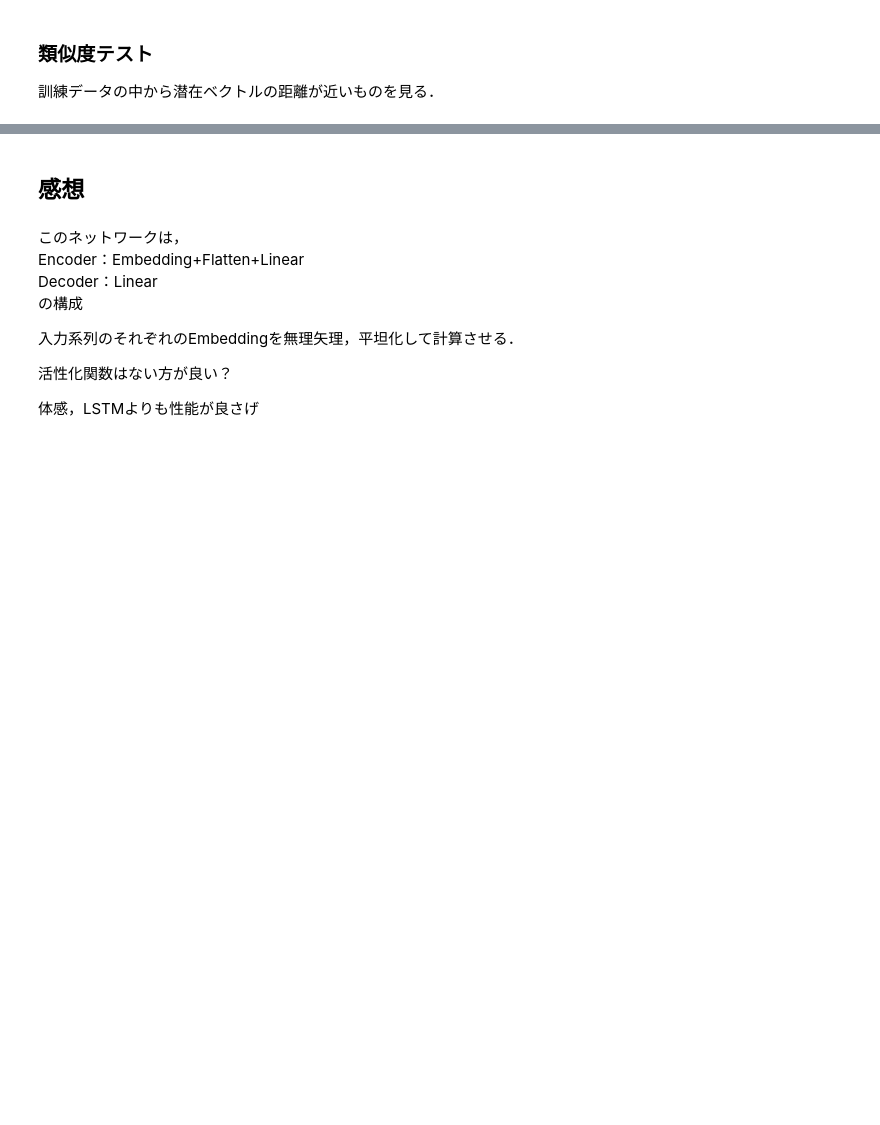
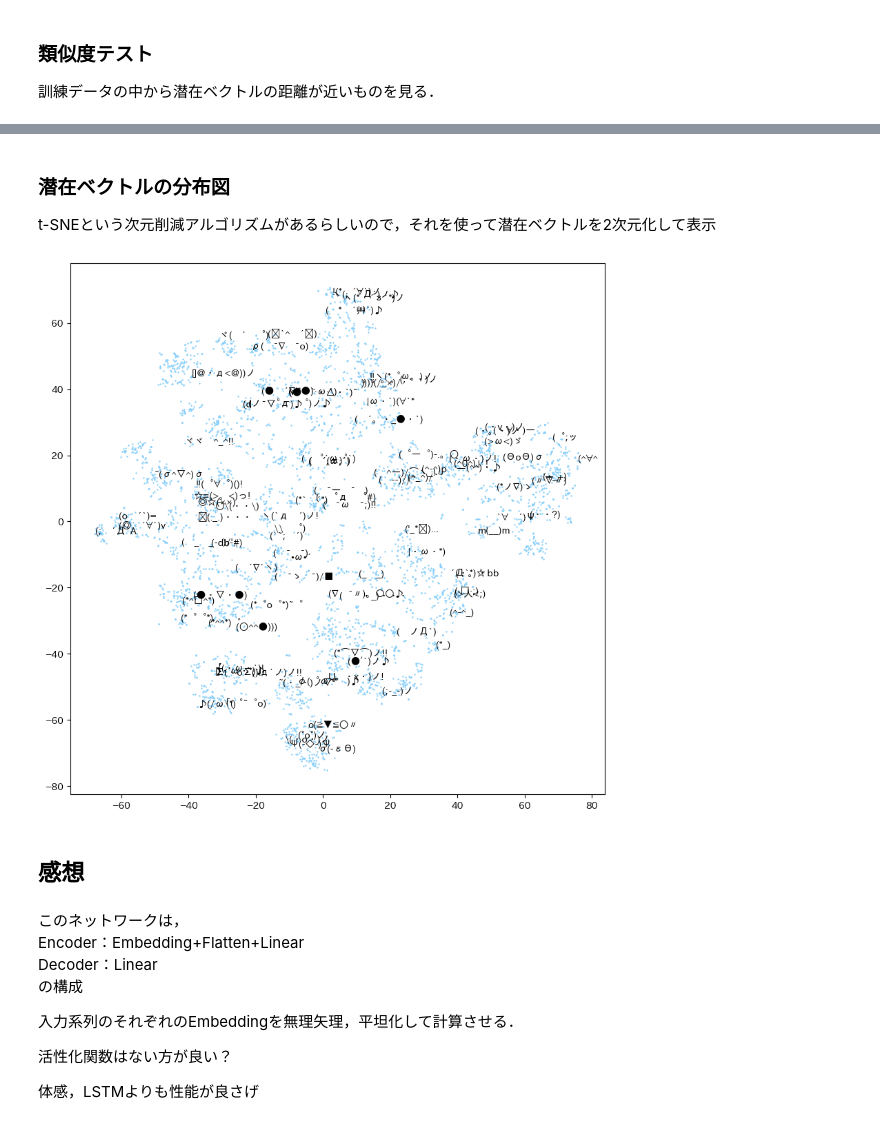
Before and after one commit to shtoku/lsi, a Jupyter notebook: kaomoji/src/kaomoji_generator_flat.ipynb, the cells around one changed output, grey strips where cells are left out. Drawn from its saved outputs; the diff is of its cells as text; code cells hidden in the pictures; blank space fills up the shorter version.

```diff
--- a/kaomoji/src/kaomoji_generator_flat.ipynb
+++ b/kaomoji/src/kaomoji_generator_flat.ipynb
@@ -189,10 +217,16 @@ torch.Size([32, 64])
 ### Decoder
 # %%
 class Decoder(nn.Module):
-  def __init__(self, in_dim, out_dim):
+  def __init__(self, in_dim, hid_dim, out_dim):
     super().__init__()
-    self.linear = nn.Linear(in_dim, out_dim)
+    self.net = nn.Sequential(
+      nn.Linear(in_dim, hid_dim),
+      nn.Sigmoid(),
+      # nn.Linear(hid_dim, hid_dim),
+      # nn.ReLU(),
+      nn.Linear(hid_dim, out_dim),
+    )
 
   def forward(self, x):
-    return self.linear(x)
+    return self.net(x)
 # %%
@@ -210,7 +244,7 @@ class Generator(nn.Module):
     self.N = N
     self.in_dim = in_dim
     self.encoder = Encoder(N, in_dim, emb_dim, hid_dim)
-    self.decoder = Decoder(hid_dim, N*in_dim)
+    self.decoder = Decoder(hid_dim, hid_dim, N*in_dim)
 
   def forward(self, x):
     z = self.encoder(x)
@@ -231,13 +265,13 @@ n_epochs = 5
 
 N = KAOMOJI_MAX
 in_dim = len(char_list)
-emb_dim = 16
+emb_dim = 8
 hid_dim = 64
 
 net = Generator(N, in_dim, emb_dim, hid_dim)
 
-optimizer = optim.Adam(net.parameters())    # 最適化
-criterion = nn.CrossEntropyLoss()           # 損失関数
+optimizer = optim.Adam(net.parameters(), lr=1e-2)
+criterion = nn.CrossEntropyLoss()
 # %%
 for epoch in range(n_epochs):
   losses_train = []
@@ -387,3 +421,19 @@ similar(net, test, num=10)
+# %% [markdown]
+### 潜在ベクトルの分布図
+t-SNEという次元削減アルゴリズムがあるらしいので，それを使って潜在ベクトルを2次元化して表示
+# %%
+z_list = net.encoder(dataset_train[:][0]).detach().numpy()
+z_reduc = TSNE(n_components=2).fit_transform(z_list).T
+# %%
+plt.figure(figsize=(10, 10))
+plt.scatter(*z_reduc, s=0.5, c='lightskyblue')
+
+for i in random.sample(range(len(dataset_train)), 100):
+  plt.text(*z_reduc[:, i], convert_str(dataset_train[i][0]), fontsize=10)
+
+plt.show()
+# %% [output]
+[figure, added]
 # %% [markdown]
 ## 感想
 # %% [markdown]
```
Also changed, not shown: parts of 10 cells of this notebook.
